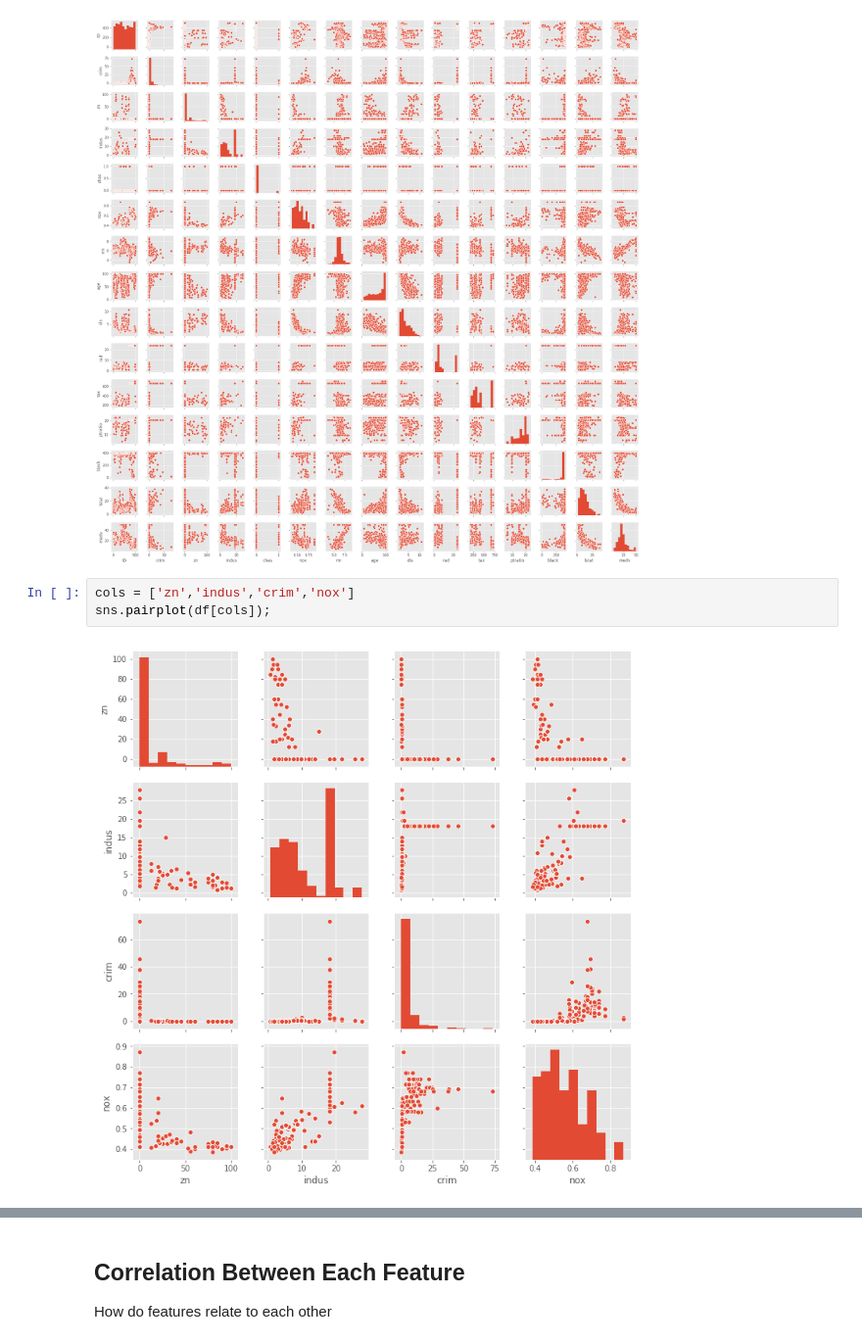
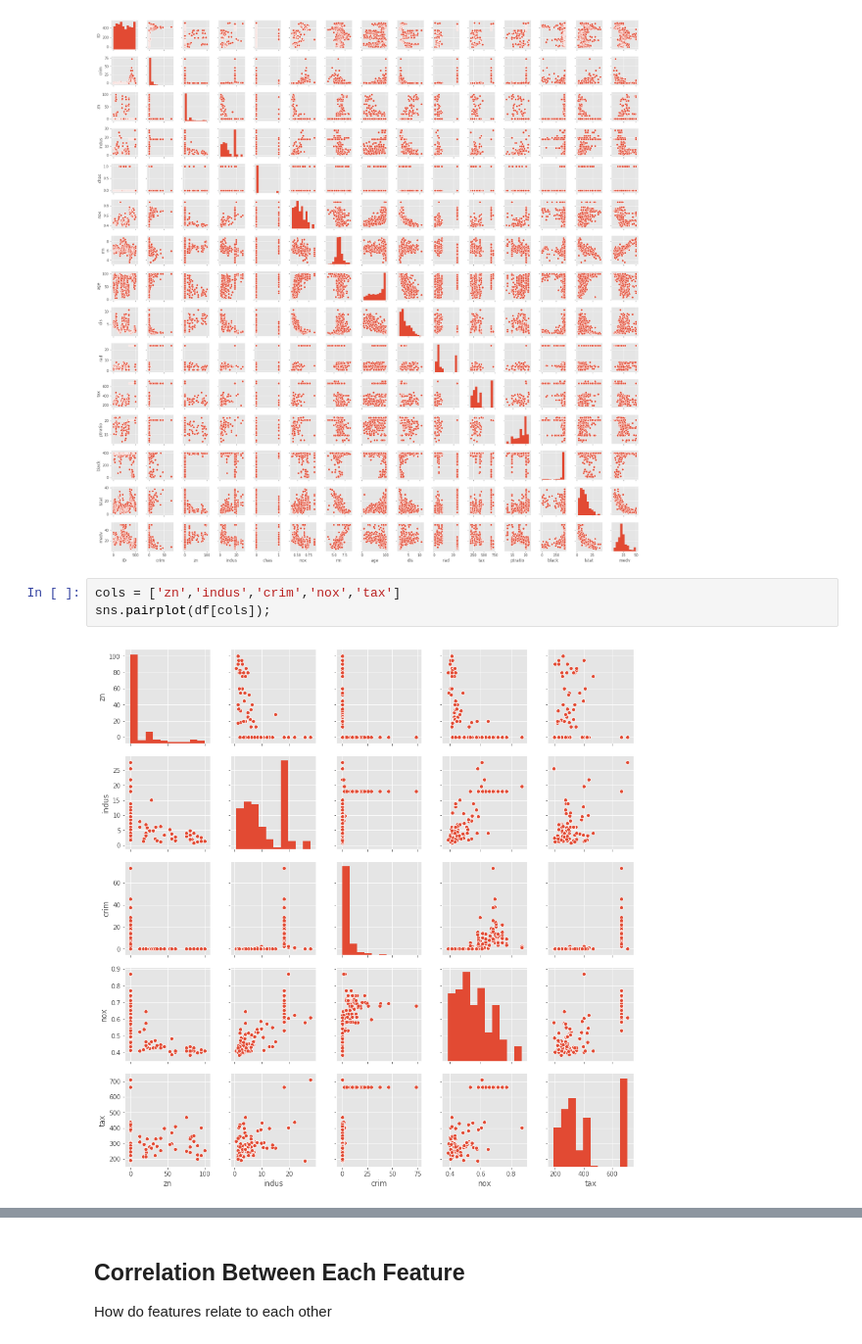
Before and after one commit to torresdavr/dsc-project-eda-with-pandas-online-ds-pt-100719, a Jupyter notebook: index.ipynb, the cells around one changed output, grey strips where cells are left out. Shown at 98% size. Drawn from its saved outputs; the diff is of its cells as text.

```diff
--- a/index.ipynb
+++ b/index.ipynb
@@ -133,10 +133,10 @@ sns.pairplot(df, height=1.5);
 # %% [output]
 [figure]
 # %%
-cols = ['zn','indus','crim','nox']
+cols = ['zn','indus','crim','nox','tax']
 sns.pairplot(df[cols]);
 # %% [output]
-[figure, old version]
+[figure, new version]
 # %%
 """
 nox: nitrogen oxide concentration (parts per 10 million)
```
Also changed, not shown: parts of 24 cells of this notebook.
